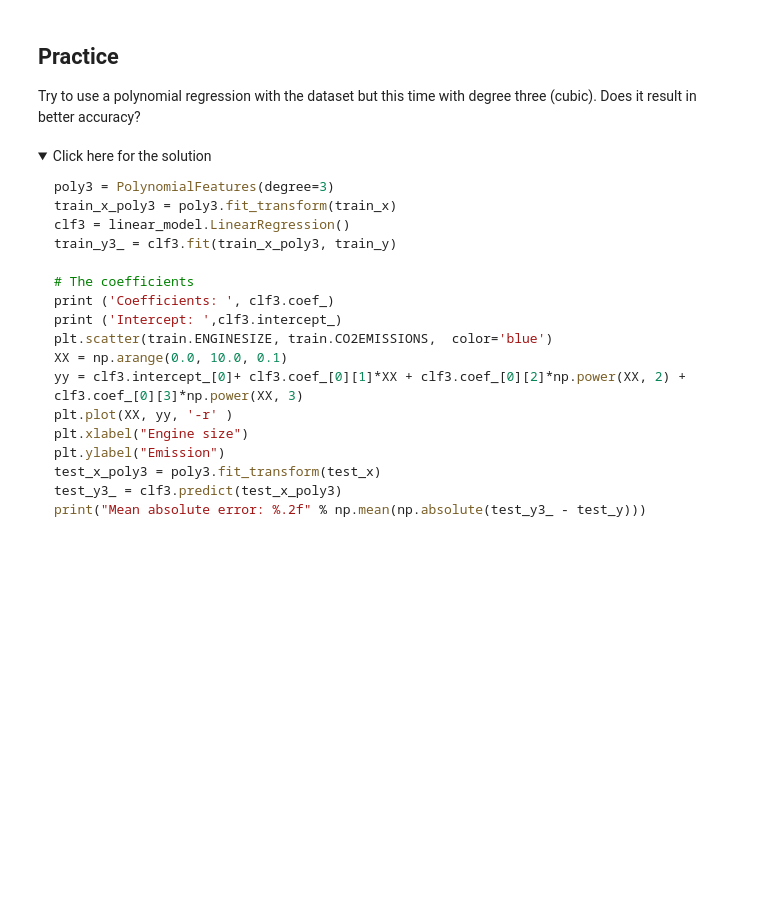
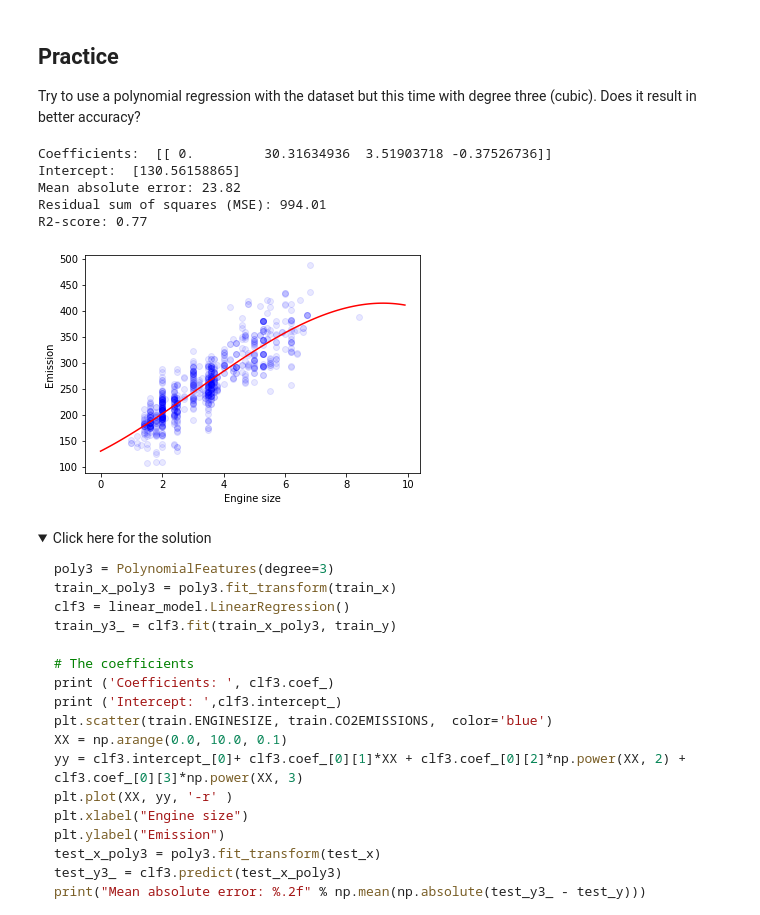
Before and after one commit to felixfreter/Learning-Process, a Jupyter notebook: Machine Learning/ML0101EN-Reg-Polynomial-Regression-Co2.ipynb, the cells around one changed output. Cells and saved outputs as stored; diff of their text form; code cells hidden in the pictures; folded sections open; blank space fills up the shorter version.

```diff
--- a/Machine Learning/ML0101EN-Reg-Polynomial-Regression-Co2.ipynb
+++ b/Machine Learning/ML0101EN-Reg-Polynomial-Regression-Co2.ipynb
@@ -208,3 +227,69 @@ Try to use a polynomial regression with the dataset but this time with degree th
+# %%
+# write your code here
+import matplotlib.pyplot as plt
+import pandas as pd
+import pylab as pl
+import numpy as np
+%matplotlib inline
+
+from sklearn.preprocessing import PolynomialFeatures
+from sklearn import linear_model
+
+from sklearn.metrics import r2_score
+
+#read in excel as dataframe
+df = pd.read_csv(r"C:\Users\felix\Documents\Python Stuff\Hands on Labs\Machine Learning\FuelConsumptionCo2.csv")
+
+
+#define  parameters for polynomial features
+#need to do when there is only one dependent variable but the data looks not linear so we add features like 1, x, x^2
+
+train_x = np.asanyarray(train[['ENGINESIZE']])
+train_y = np.asanyarray(train[['CO2EMISSIONS']])
+
+test_x = np.asanyarray(test[['ENGINESIZE']])
+test_y = np.asanyarray(test[['CO2EMISSIONS']])
+
+#3 features
+
+poly = PolynomialFeatures(degree=3)
+#convert polynomials from x^n to x so we can deal with linear regression
+train_x_poly = poly.fit_transform(train_x)
+train_x_poly
+
+#now the features are  linear we can use linear regression
+clf = linear_model.LinearRegression()
+train_y_ = clf.fit(train_x_poly, train_y)
+# The coefficients
+print ('Coefficients: ', clf.coef_)
+print ('Intercept: ',clf.intercept_)
+
+#plot the results
+plt.scatter(train.ENGINESIZE, train.CO2EMISSIONS,  color='blue', alpha=0.09)
+XX = np.arange(0.0, 10.0, 0.1)
+yy = clf.intercept_[0]+ clf.coef_[0][1]*XX+ clf.coef_[0][2]*np.power(XX, 2)+clf.coef_[0][3]*np.power(XX,3)
+plt.plot(XX, yy, '-r' )
+plt.xlabel("Engine size")
+plt.ylabel("Emission")
+
+#test the model
+
+
+test_x_poly = poly.fit_transform(test_x)
+test_y_ = clf.predict(test_x_poly)
+
+print("Mean absolute error: %.2f" % np.mean(np.absolute(test_y_ - test_y)))
+print("Residual sum of squares (MSE): %.2f" % np.mean((test_y_ - test_y) ** 2))
+print("R2-score: %.2f" % r2_score(test_y,test_y_ ) )
+
+#r^2 score is the same as with a degree of two
+# %% [output]
+Coefficients:  [[ 0.         30.31634936  3.51903718 -0.37526736]]
+Intercept:  [130.56158865]
+Mean absolute error: 23.82
+Residual sum of squares (MSE): 994.01
+R2-score: 0.77
+[figure, added]
 # %% [markdown]
 <details><summary>Click here for the solution</summary>
 
```
Also changed, not shown: parts of 7 cells of this notebook, 7 other files.
